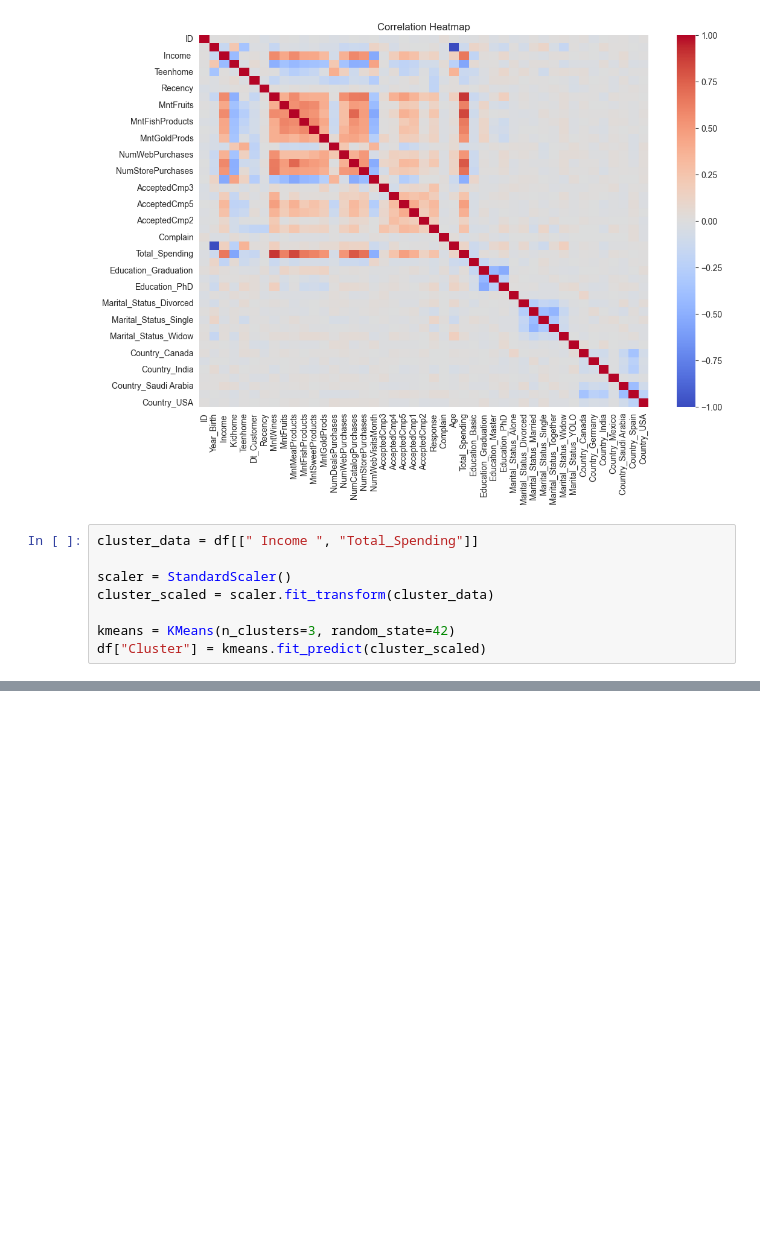
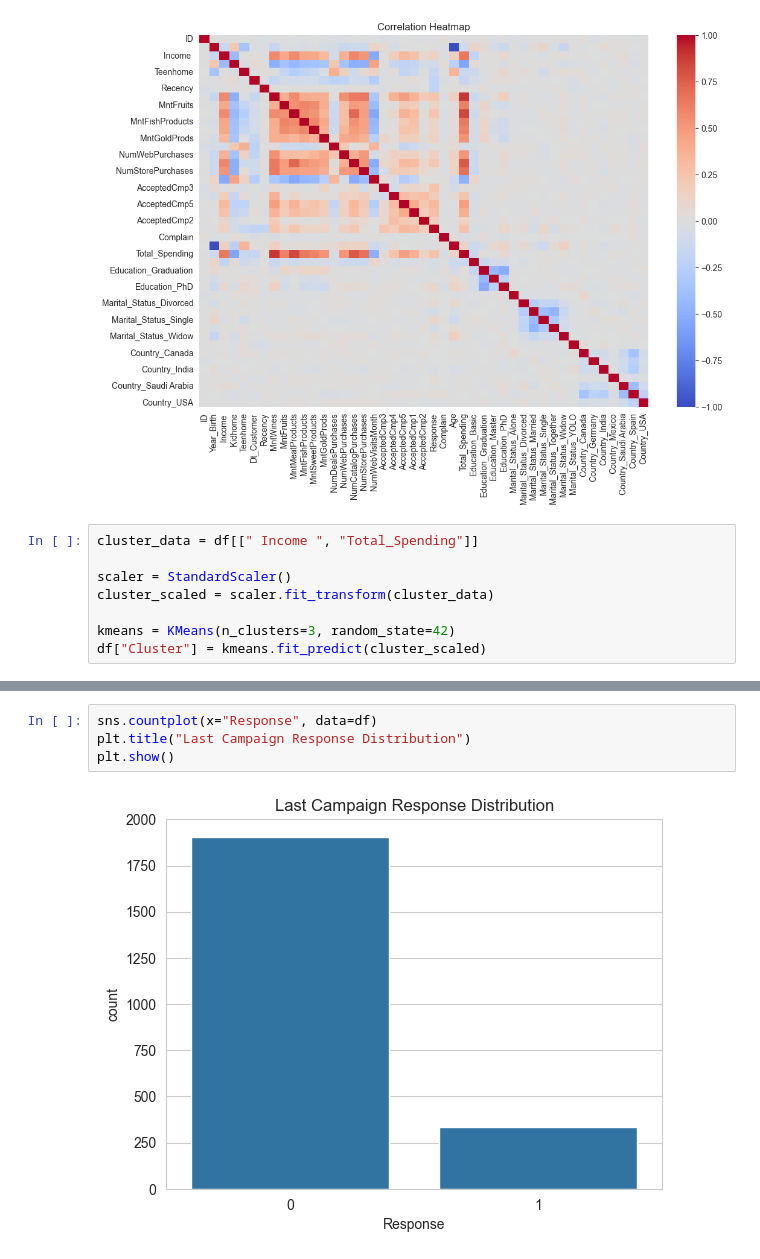
Before and after one commit to kaveeshahettige/IS4116_Assignment_Data_Analysis, a Jupyter notebook: notebooks/marketing_analysis.ipynb, the cells around one changed output, grey strips where cells are left out. Drawn from its saved outputs; the diff is of its cells as text; blank space fills up the shorter version.

```diff
--- a/notebooks/marketing_analysis.ipynb
+++ b/notebooks/marketing_analysis.ipynb
@@ -207,0 +217,6 @@ df["Cluster"] = kmeans.fit_predict(cluster_scaled)
+# %%
+sns.countplot(x="Response", data=df)
+plt.title("Last Campaign Response Distribution")
+plt.show()
+# %% [output]
+[figure, added]
```
Also changed, not shown: parts of 4 cells of this notebook.
